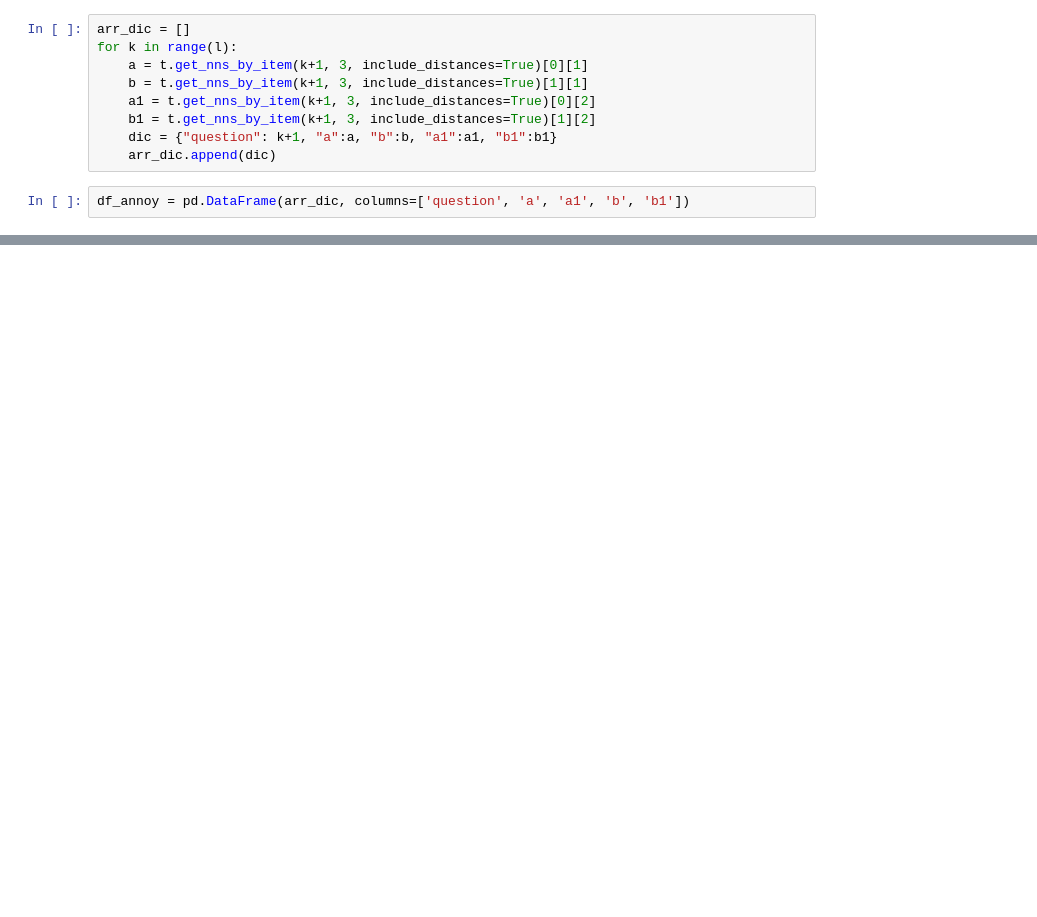
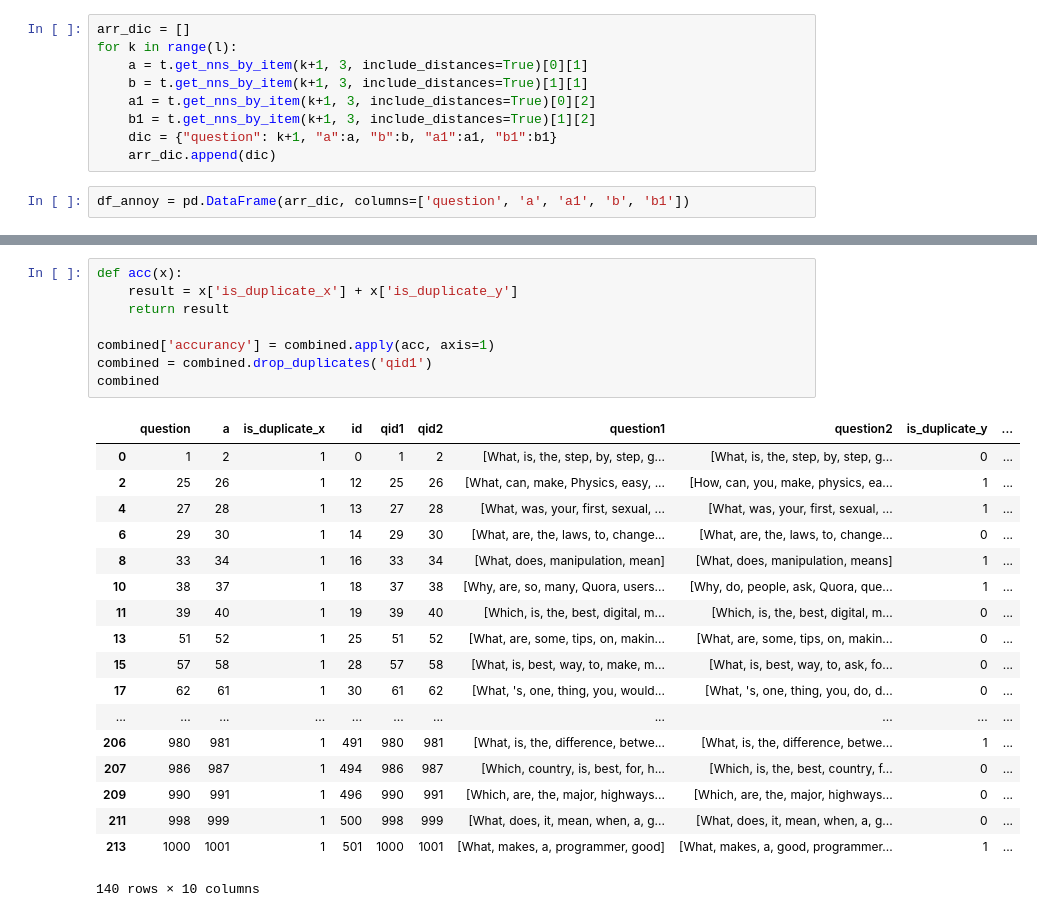
Before and after one commit to jnferreira/couponpurchasepreds, a Jupyter notebook: quora/quora_v2.ipynb, the cells around one changed output, grey strips where cells are left out. Cells and saved outputs as stored; diff of their text form; blank space fills up the shorter version.

```diff
--- a/quora/quora_v2.ipynb
+++ b/quora/quora_v2.ipynb
@@ -160,0 +214,27 @@ df_annoy
+# %%
+def acc(x):
+    result = x['is_duplicate_x'] + x['is_duplicate_y']
+    return result
+
+combined['accurancy'] = combined.apply(acc, axis=1)
+combined = combined.drop_duplicates('qid1')
+combined
+# %% [output]
+|  | question | a | is_duplicate_x | id | qid1 | qid2 | question1 | question2 | is_duplicate_y | ... |
+| 0 | 1 | 2 | 1 | 0 | 1 | 2 | [What, is, the, step, by, step, g... | [What, is, the, step, by, step, g... | 0 | ... |
+| 2 | 25 | 26 | 1 | 12 | 25 | 26 | [What, can, make, Physics, easy, ... | [How, can, you, make, physics, ea... | 1 | ... |
+| 4 | 27 | 28 | 1 | 13 | 27 | 28 | [What, was, your, first, sexual, ... | [What, was, your, first, sexual, ... | 1 | ... |
+| 6 | 29 | 30 | 1 | 14 | 29 | 30 | [What, are, the, laws, to, change... | [What, are, the, laws, to, change... | 0 | ... |
+| 8 | 33 | 34 | 1 | 16 | 33 | 34 | [What, does, manipulation, mean] | [What, does, manipulation, means] | 1 | ... |
+| 10 | 38 | 37 | 1 | 18 | 37 | 38 | [Why, are, so, many, Quora, users... | [Why, do, people, ask, Quora, que... | 1 | ... |
+| 11 | 39 | 40 | 1 | 19 | 39 | 40 | [Which, is, the, best, digital, m... | [Which, is, the, best, digital, m... | 0 | ... |
+| 13 | 51 | 52 | 1 | 25 | 51 | 52 | [What, are, some, tips, on, makin... | [What, are, some, tips, on, makin... | 0 | ... |
+| 15 | 57 | 58 | 1 | 28 | 57 | 58 | [What, is, best, way, to, make, m... | [What, is, best, way, to, ask, fo... | 0 | ... |
+| 17 | 62 | 61 | 1 | 30 | 61 | 62 | [What, 's, one, thing, you, would... | [What, 's, one, thing, you, do, d... | 0 | ... |
+| ... | ... | ... | ... | ... | ... | ... | ... | ... | ... | ... |
+| 206 | 980 | 981 | 1 | 491 | 980 | 981 | [What, is, the, difference, betwe... | [What, is, the, difference, betwe... | 1 | ... |
+| 207 | 986 | 987 | 1 | 494 | 986 | 987 | [Which, country, is, best, for, h... | [Which, is, the, best, country, f... | 0 | ... |
+| 209 | 990 | 991 | 1 | 496 | 990 | 991 | [Which, are, the, major, highways... | [Which, are, the, major, highways... | 0 | ... |
+| 211 | 998 | 999 | 1 | 500 | 998 | 999 | [What, does, it, mean, when, a, g... | [What, does, it, mean, when, a, g... | 0 | ... |
+| 213 | 1000 | 1001 | 1 | 501 | 1000 | 1001 | [What, makes, a, programmer, good] | [What, makes, a, good, programmer... | 1 | ... |
+140 rows × 10 columns
```
Also changed, not shown: parts of 19 cells of this notebook, 2 other files.
